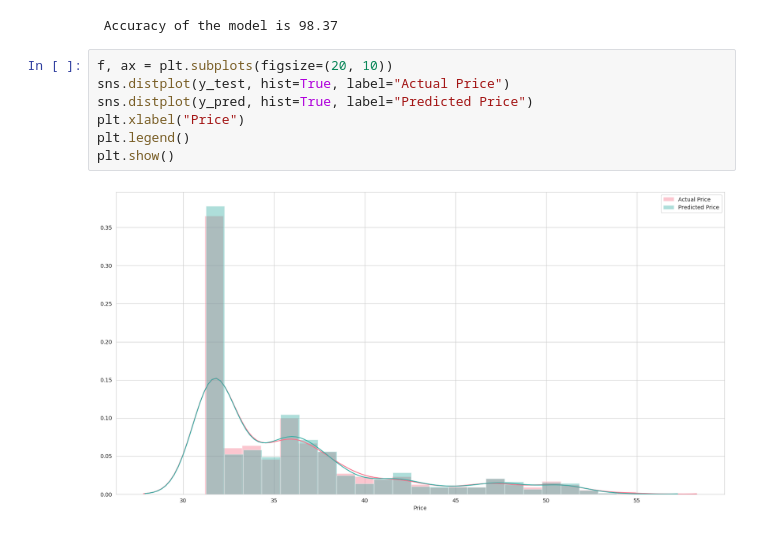
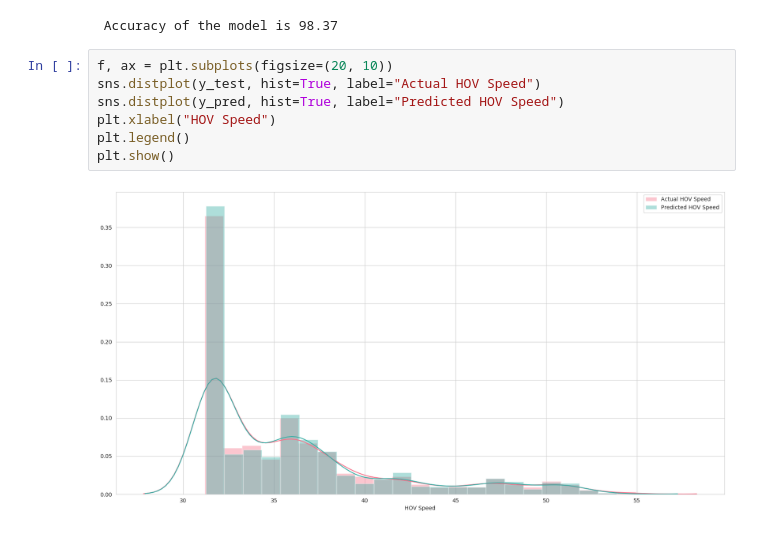
Before and after one commit to UE-Wang/ADS-508-Final-Project, a Jupyter notebook: 508W4.ipynb, the cells around one changed output. Cells and saved outputs as stored; diff of their text form.

```diff
--- a/508W4.ipynb
+++ b/508W4.ipynb
@@ -1032,10 +1032,10 @@ print(" Accuracy of the model is %.2f" %Accuracy_rf)
  Accuracy of the model is 98.37
 # %%
 f, ax = plt.subplots(figsize=(20, 10))
-sns.distplot(y_test, hist=True, label="Actual Price")
-sns.distplot(y_pred, hist=True, label="Predicted Price")
-plt.xlabel("Price")
+sns.distplot(y_test, hist=True, label="Actual HOV Speed")
+sns.distplot(y_pred, hist=True, label="Predicted HOV Speed")
+plt.xlabel("HOV Speed")
 plt.legend()
 plt.show()
 # %% [output]
-[figure, old version]
+[figure, new version]
```
